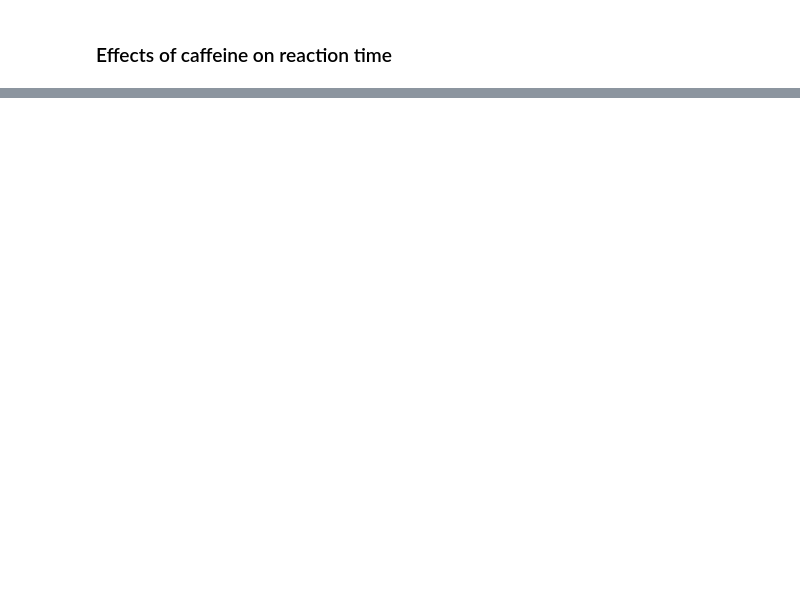
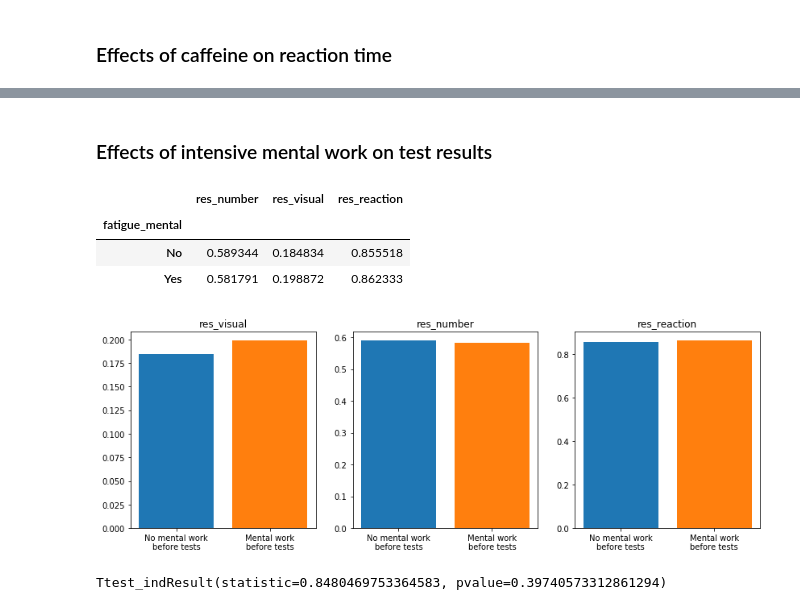
Before and after one commit to kasparho/how-circadian-rhythms-affect-performance, a Jupyter notebook: data_cleaning.ipynb, the cells around one changed output, grey strips where cells are left out. Cells and saved outputs as stored; diff of their text form; code cells hidden in the pictures; blank space fills up the shorter version.

Commit message:
added figures for mental and physical fatigue

```diff
--- a/data_cleaning.ipynb
+++ b/data_cleaning.ipynb
@@ -294,0 +291,32 @@ Ttest_indResult(statistic=1.9784284137019672, pvalue=0.04924624294005665)
+# %% [markdown]
+### Effects of intensive mental work on test results
+# %%
+grouped_ment_subjects = \
+    common[["user_id", "fatigue_mental", "res_number", "res_visual", "res_reaction"]]\
+        .groupby(["user_id", "fatigue_mental"]).mean()\
+        .groupby("fatigue_mental").mean()
+grouped_ment_subjects
+# %% [output]
+|  | res_number | res_visual | res_reaction |
+| fatigue_mental |  |  |  |
+| No | 0.589344 | 0.184834 | 0.855518 |
+| Yes | 0.581791 | 0.198872 | 0.862333 |
+# %%
+val_columns = ["res_visual", "res_number", "res_reaction"]
+fig, plots = plt.subplots(1, 3, figsize = (14, 4.5))
+
+for column, plot in zip(val_columns, plots):
+
+    draw_bar_plot(plot, column, ['No mental work\nbefore tests', 'Mental work\nbefore tests'], [
+        grouped_ment_subjects[column][0],
+        grouped_ment_subjects[column][1]
+        ])
+# %% [output]
+[figure, added]
+# %%
+df = pd.DataFrame(common)
+act_y = df.loc[df['fatigue_mental'] == "Yes"].res_reaction
+no_act = df.loc[df['fatigue_mental'] == "No"].res_reaction
+stats.ttest_ind(act_y, no_act)
+# %% [output]
+Ttest_indResult(statistic=0.8480469753364583, pvalue=0.39740573312861294)
```
Also changed, not shown: parts of 13 cells of this notebook.
